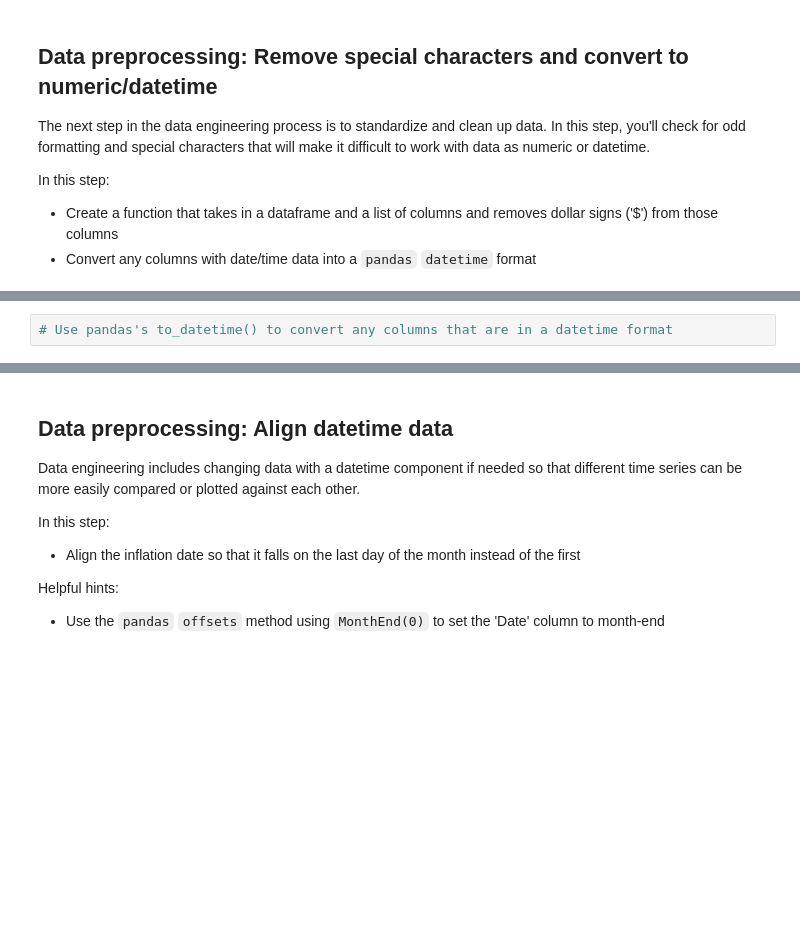
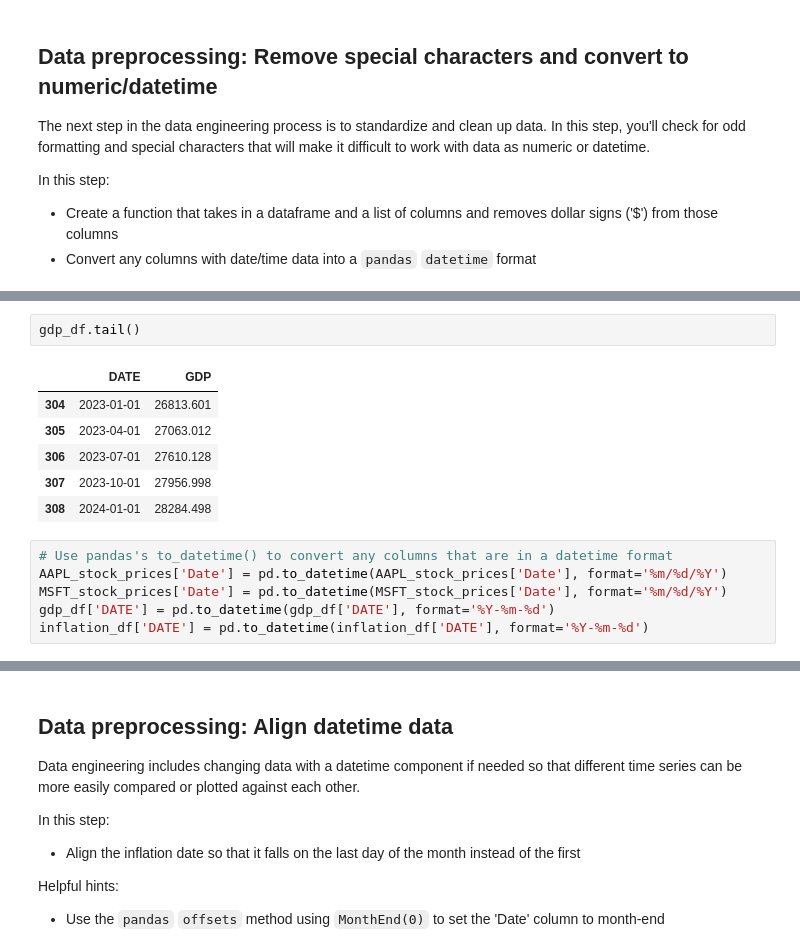
Before and after one commit to waynebar69/Stocks_ML-Pipeline, a Jupyter notebook: Project/Preparing-for-data-analysis-project-student.ipynb, the cells around one changed output, grey strips where cells are left out. Drawn from its saved outputs; the diff is of its cells as text; blank space fills up the shorter version.

Commit message:
Data Preprocessing: Removed special characters and converted to numeric/datetime

```diff
--- a/Project/Preparing-for-data-analysis-project-student.ipynb
+++ b/Project/Preparing-for-data-analysis-project-student.ipynb
@@ -244,4 +287,17 @@ def convert_dollar_columns_to_numeric(df, numeric_columns):
+# %%
+gdp_df.tail()
+# %% [output]
+|  | DATE | GDP |
+| 304 | 2023-01-01 | 26813.601 |
+| 305 | 2023-04-01 | 27063.012 |
+| 306 | 2023-07-01 | 27610.128 |
+| 307 | 2023-10-01 | 27956.998 |
+| 308 | 2024-01-01 | 28284.498 |
 # %%
 # Use pandas's to_datetime() to convert any columns that are in a datetime format
+AAPL_stock_prices['Date'] = pd.to_datetime(AAPL_stock_prices['Date'], format='%m/%d/%Y')
+MSFT_stock_prices['Date'] = pd.to_datetime(MSFT_stock_prices['Date'], format='%m/%d/%Y')
+gdp_df['DATE'] = pd.to_datetime(gdp_df['DATE'], format='%Y-%m-%d')
+inflation_df['DATE'] = pd.to_datetime(inflation_df['DATE'], format='%Y-%m-%d')
 # %%
 # Use .info() and check the type of each column to ensure that the above steps worked
```
Also changed, not shown: parts of 8 cells of this notebook.
